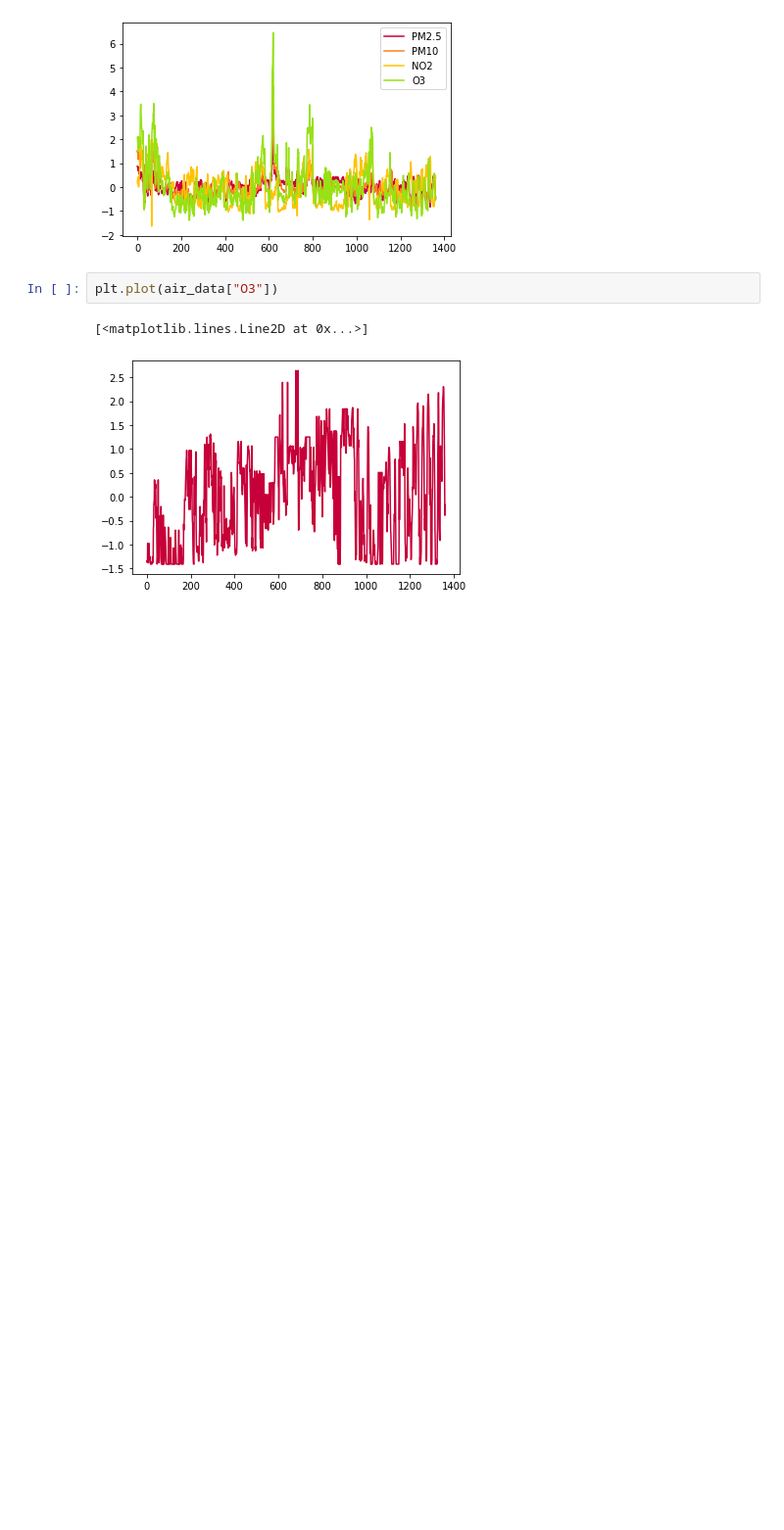
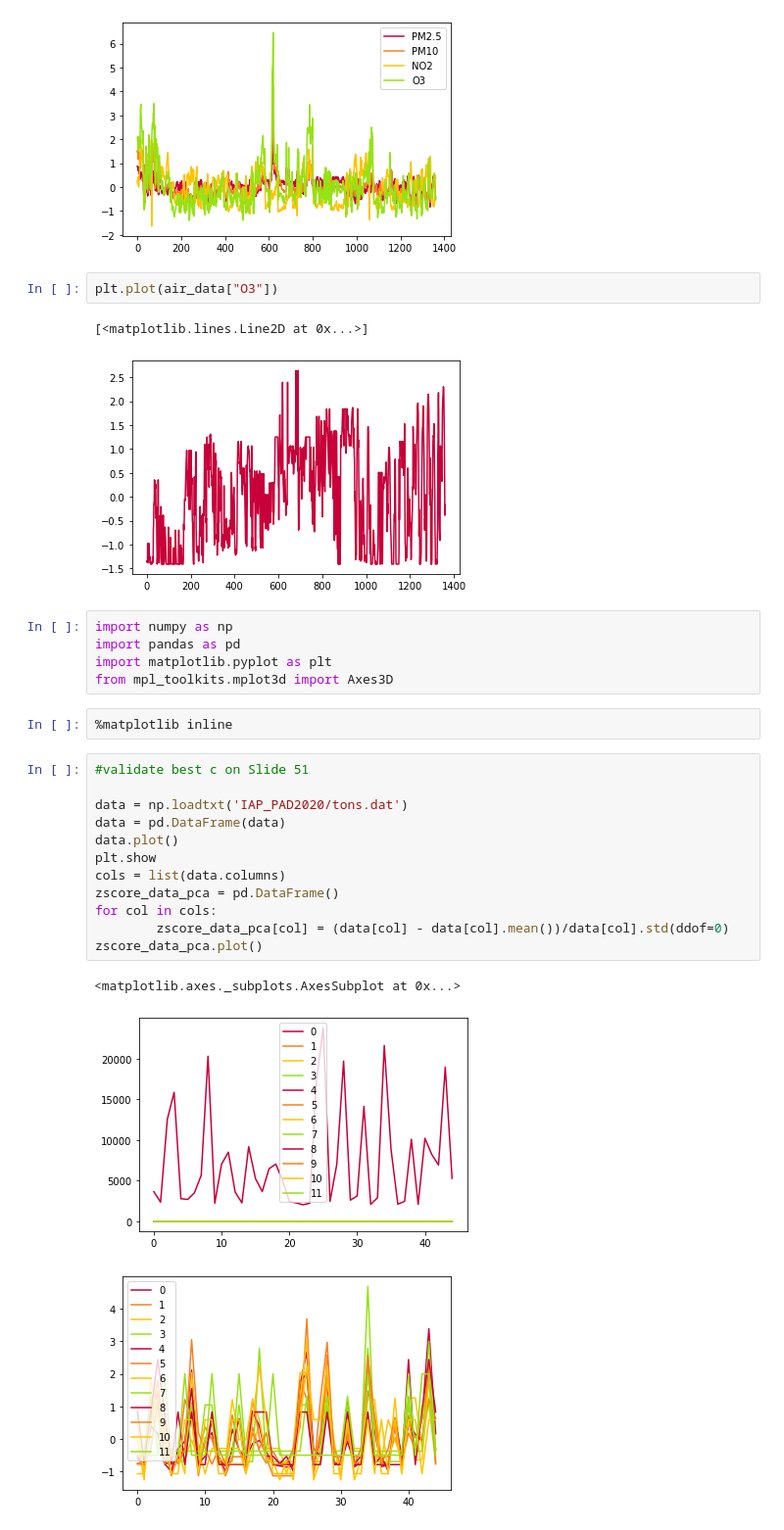
Before and after one commit to oranium/datamining, a Jupyter notebook: PAD_Project_SVD.ipynb, the cells around one changed output. Shown at 98% size. Saved outputs shown, nothing was run; the diff lists cells and outputs as text; blank space fills up the shorter version.

```diff
--- a/PAD_Project_SVD.ipynb
+++ b/PAD_Project_SVD.ipynb
@@ -317,3 +317,26 @@ plt.plot(air_data["O3"])
 # %% [output]
 [<matplotlib.lines.Line2D at 0x...>]
 [figure]
+# %%
+import numpy as np
+import pandas as pd
+import matplotlib.pyplot as plt
+from mpl_toolkits.mplot3d import Axes3D
+# %%
+%matplotlib inline
+# %%
+#validate best c on Slide 51
+
+data = np.loadtxt('IAP_PAD2020/tons.dat')
+data = pd.DataFrame(data)
+data.plot()
+plt.show
+cols = list(data.columns)
+zscore_data_pca = pd.DataFrame()
+for col in cols:
+        zscore_data_pca[col] = (data[col] - data[col].mean())/data[col].std(ddof=0)
+zscore_data_pca.plot()
+# %% [output]
+<matplotlib.axes._subplots.AxesSubplot at 0x...>
+[figure, added]
+[figure, added]
```
Also changed, not shown: parts of 16 cells of this notebook.
